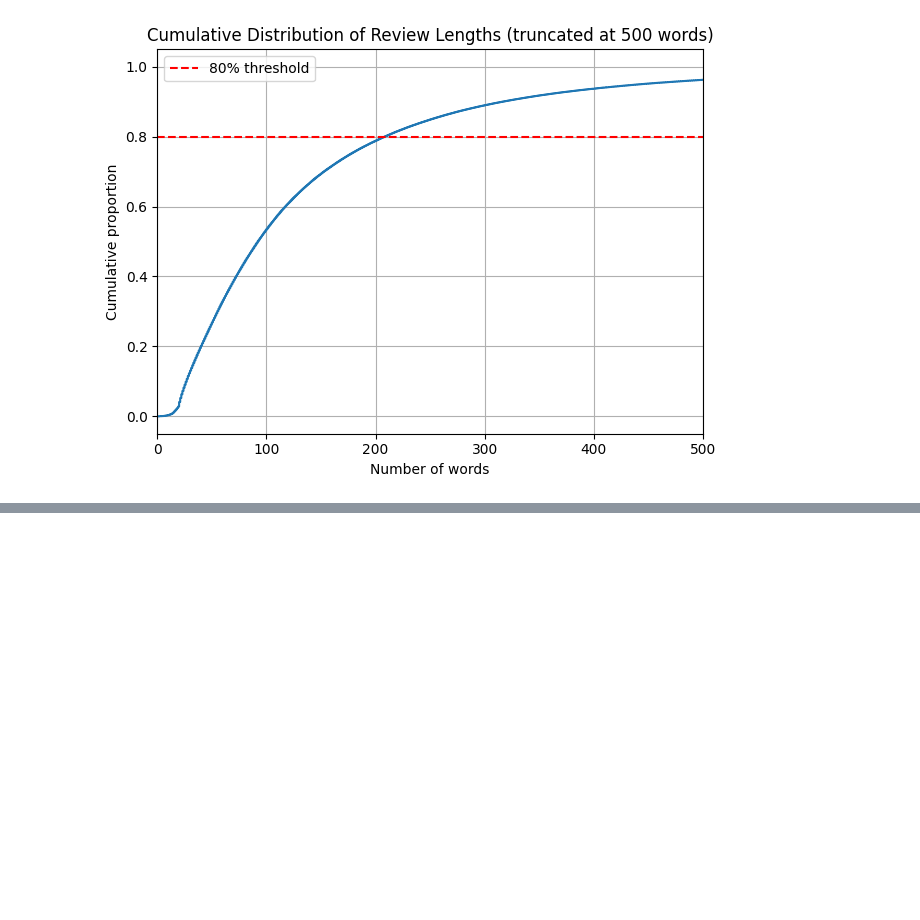
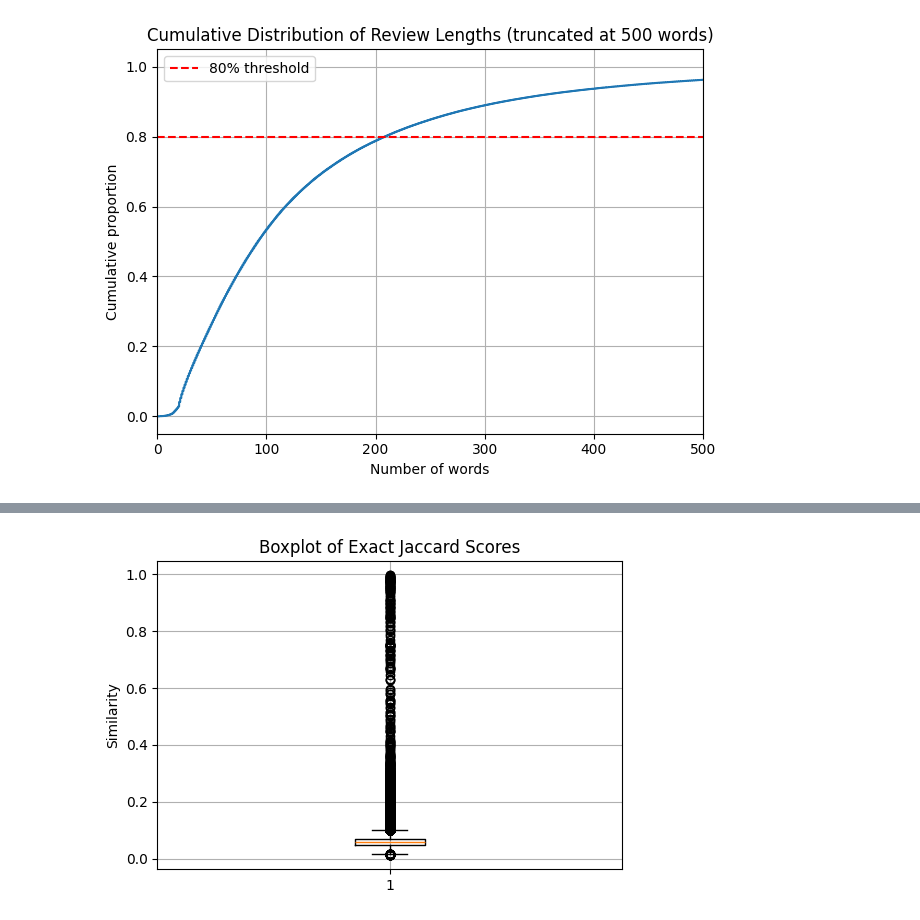
Before and after one commit to hmente/finding-similar-items, a Jupyter notebook: FindingSimilarItems.ipynb, the cells around one changed output, grey strips where cells are left out. Saved outputs shown, nothing was run; the diff lists cells and outputs as text; code cells hidden in the pictures; blank space fills up the shorter version.

```diff
--- a/FindingSimilarItems.ipynb
+++ b/FindingSimilarItems.ipynb
@@ -203,14 +194,0 @@ for i in range(len(df_cleaned)):
-# %%
-def real_jaccard(text1, text2):
-    """Compute actual Jaccard similarity of word sets (not shingles)."""
-    set1 = set(text1.split())
-    set2 = set(text2.split())
-    return len(set1 & set2) / len(set1 | set2)
-
-# En anlamlı ilk 10 benzer çifti yazdıralım
-for i, j in similar_pairs[:10]:
-    print(f"\n--- Pair ({i}, {j}) ---")
-    print(f"[{i}] {df_cleaned.loc[i, 'review/text']}\n")
-    print(f"[{j}] {df_cleaned.loc[j, 'review/text']}\n")
-    score = real_jaccard(df_cleaned.loc[i, 'clean_text'], df_cleaned.loc[j, 'clean_text'])
-    print(f"Actual Jaccard Similarity: {score:.3f}")
@@ -234,0 +266,9 @@ Actual Jaccard Similarity: 0.173
+# %%
+plt.figure(figsize=(6, 4))
+plt.boxplot(df_eval["exact_jaccard"])
+plt.title("Boxplot of Exact Jaccard Scores")
+plt.ylabel("Similarity")
+plt.grid(True)
+plt.show()
+# %% [output]
+[figure, added]
```
Also changed, not shown: parts of 20 cells of this notebook, 5 other files.
